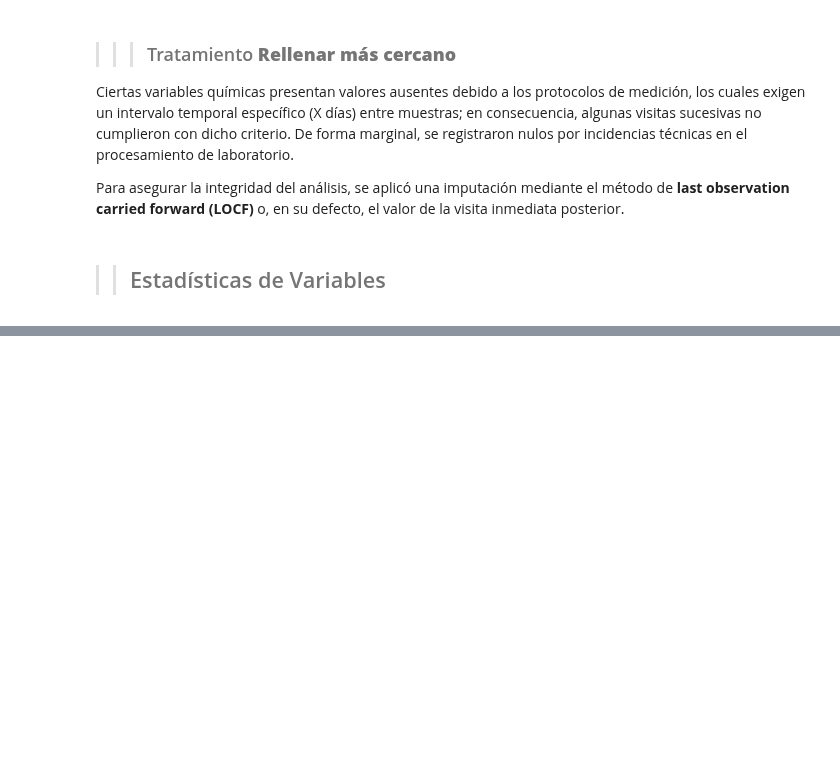
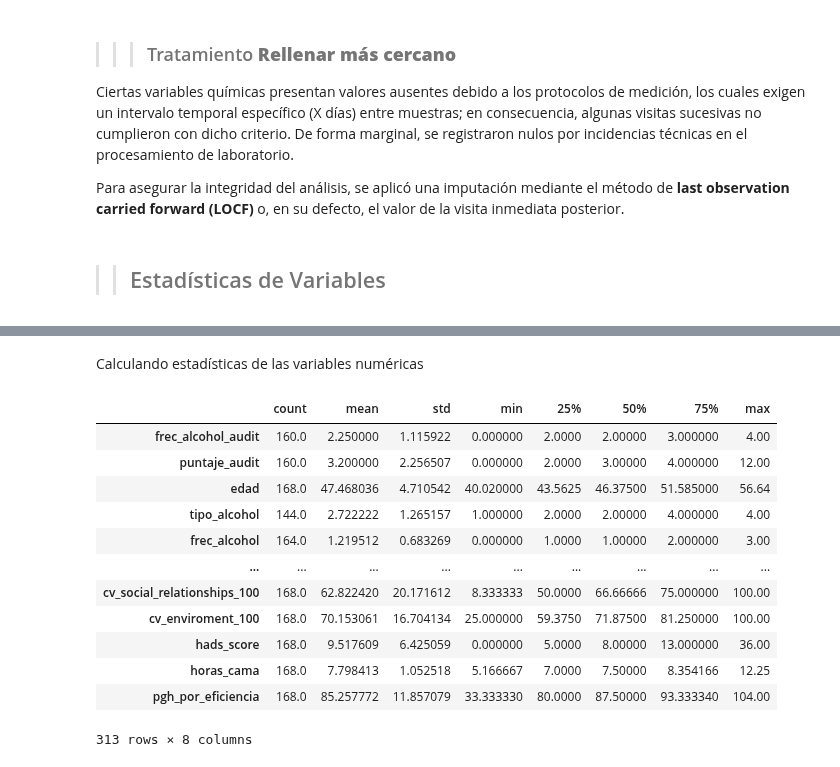
Before and after one commit to MardonioR/Proyecto-Polifenoles, a Jupyter notebook: Notebooks/EDA_MARDONIO.ipynb, the cells around one changed output, grey strips where cells are left out. Cells and saved outputs as stored; diff of their text form; code cells hidden in the pictures; blank space fills up the shorter version.

```diff
--- a/Notebooks/EDA_MARDONIO.ipynb
+++ b/Notebooks/EDA_MARDONIO.ipynb
@@ -414,4 +416,7 @@ df.to_csv('../Data/Final_DF.csv',index=False)
 df.to_excel('../Data/Final_DF.xlsx',index=False)
 # %% [markdown]
 >> ## Estadísticas de Variables
+# %%
+# Leyendo el archivo de variables procesadas
+df = pd.read_excel(r'../Data/Final_DF.xlsx')
 # %% [markdown]
@@ -435,0 +442,18 @@ En conjunto, el contenido permite relacionar **exposición dietética (tomate y
+# %% [markdown]
+Calculando estadísticas de las variables numéricas
+# %%
+df.describe(include=['float']).T
+# %% [output]
+|  | count | mean | std | min | 25% | 50% | 75% | max |
+| frec_alcohol_audit | 160.0 | 2.250000 | 1.115922 | 0.000000 | 2.0000 | 2.00000 | 3.000000 | 4.00 |
+| puntaje_audit | 160.0 | 3.200000 | 2.256507 | 0.000000 | 2.0000 | 3.00000 | 4.000000 | 12.00 |
+| edad | 168.0 | 47.468036 | 4.710542 | 40.020000 | 43.5625 | 46.37500 | 51.585000 | 56.64 |
+| tipo_alcohol | 144.0 | 2.722222 | 1.265157 | 1.000000 | 2.0000 | 2.00000 | 4.000000 | 4.00 |
+| frec_alcohol | 164.0 | 1.219512 | 0.683269 | 0.000000 | 1.0000 | 1.00000 | 2.000000 | 3.00 |
+| ... | ... | ... | ... | ... | ... | ... | ... | ... |
+| cv_social_relationships_100 | 168.0 | 62.822420 | 20.171612 | 8.333333 | 50.0000 | 66.66666 | 75.000000 | 100.00 |
+| cv_enviroment_100 | 168.0 | 70.153061 | 16.704134 | 25.000000 | 59.3750 | 71.87500 | 81.250000 | 100.00 |
+| hads_score | 168.0 | 9.517609 | 6.425059 | 0.000000 | 5.0000 | 8.00000 | 13.000000 | 36.00 |
+| horas_cama | 168.0 | 7.798413 | 1.052518 | 5.166667 | 7.0000 | 7.50000 | 8.354166 | 12.25 |
+| pgh_por_eficiencia | 168.0 | 85.257772 | 11.857079 | 33.333330 | 80.0000 | 87.50000 | 93.333340 | 104.00 |
+313 rows × 8 columns
```
Also changed, not shown: parts of 14 cells of this notebook, 4 other files.
